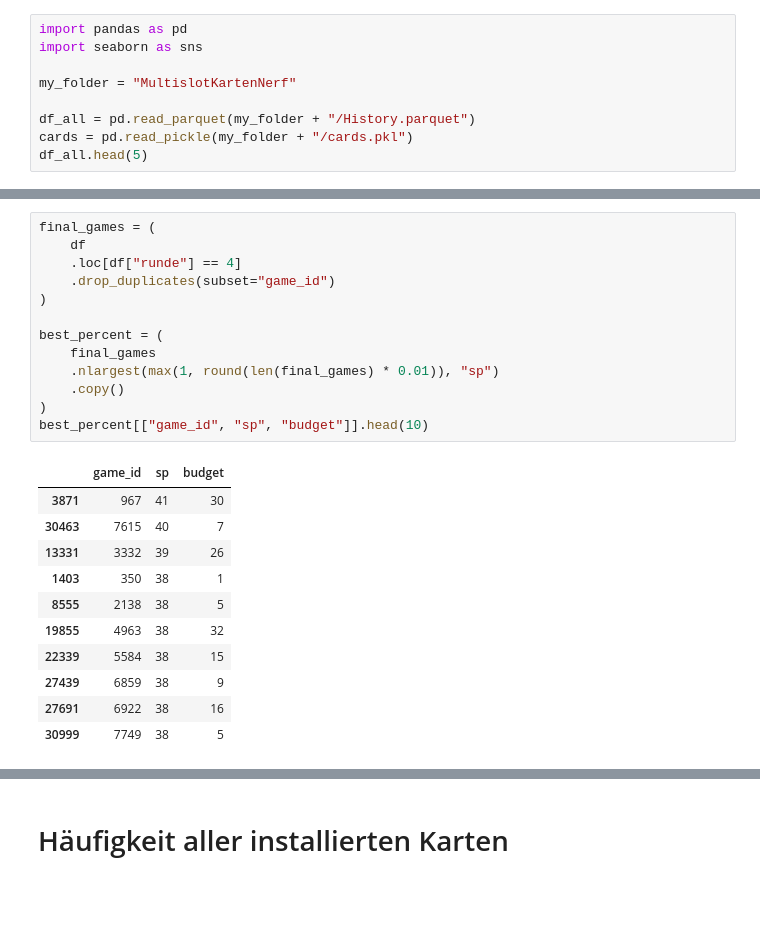
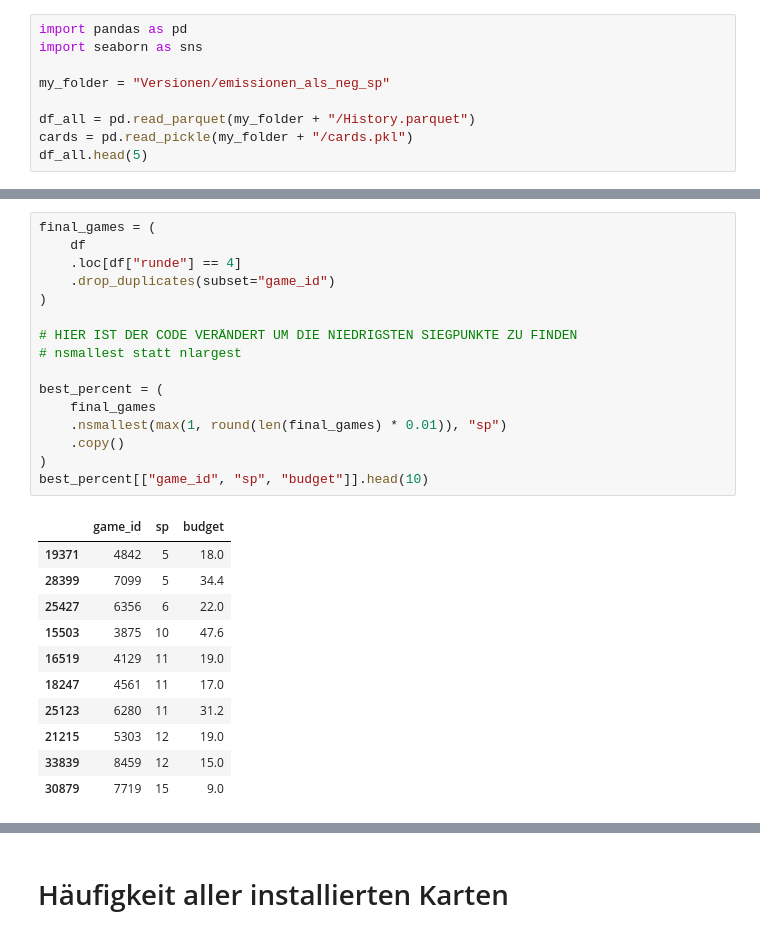
Before and after one commit to simonschaluppe/KlimSta-Brettspiel, a Jupyter notebook: analysis.ipynb, the cells around one changed output, grey strips where cells are left out. Saved outputs shown, nothing was run; the diff lists cells and outputs as text; blank space fills up the shorter version.

```diff
--- a/analysis.ipynb
+++ b/analysis.ipynb
@@ -2,7 +2,7 @@
 import pandas as pd
 import seaborn as sns
 
-my_folder = "MultislotKartenNerf"
+my_folder = "Versionen/emissionen_als_neg_sp"
 
 df_all = pd.read_parquet(my_folder + "/History.parquet")
 cards = pd.read_pickle(my_folder + "/cards.pkl")
@@ -48,28 +48,31 @@ sns.heatmap(m,  cmap='inferno')
 # %%
 final_games = (
     df
     .loc[df["runde"] == 4]
     .drop_duplicates(subset="game_id")
 )
 
+# HIER IST DER CODE VERÄNDERT UM DIE NIEDRIGSTEN SIEGPUNKTE ZU FINDEN
+# nsmallest statt nlargest
+
 best_percent = (
     final_games
-    .nlargest(max(1, round(len(final_games) * 0.01)), "sp")
+    .nsmallest(max(1, round(len(final_games) * 0.01)), "sp")
     .copy()
 )
 best_percent[["game_id", "sp", "budget"]].head(10)
 # %% [output]
 |  | game_id | sp | budget |
-| 3871 | 967 | 41 | 30 |
-| 30463 | 7615 | 40 | 7 |
-| 13331 | 3332 | 39 | 26 |
-| 1403 | 350 | 38 | 1 |
-| 8555 | 2138 | 38 | 5 |
-| 19855 | 4963 | 38 | 32 |
-| 22339 | 5584 | 38 | 15 |
-| 27439 | 6859 | 38 | 9 |
-| 27691 | 6922 | 38 | 16 |
-| 30999 | 7749 | 38 | 5 |
+| 19371 | 4842 | 5 | 18.0 |
+| 28399 | 7099 | 5 | 34.4 |
+| 25427 | 6356 | 6 | 22.0 |
+| 15503 | 3875 | 10 | 47.6 |
+| 16519 | 4129 | 11 | 19.0 |
+| 18247 | 4561 | 11 | 17.0 |
+| 25123 | 6280 | 11 | 31.2 |
+| 21215 | 5303 | 12 | 19.0 |
+| 33839 | 8459 | 12 | 15.0 |
+| 30879 | 7719 | 15 | 9.0 |
 # %%
 slots = cards["Slot/Stapel"].unique()
 single_slots = [slot for slot in slots if not slot.startswith("*")]
```
Also changed, not shown: parts of 10 cells of this notebook, 8 other files.
